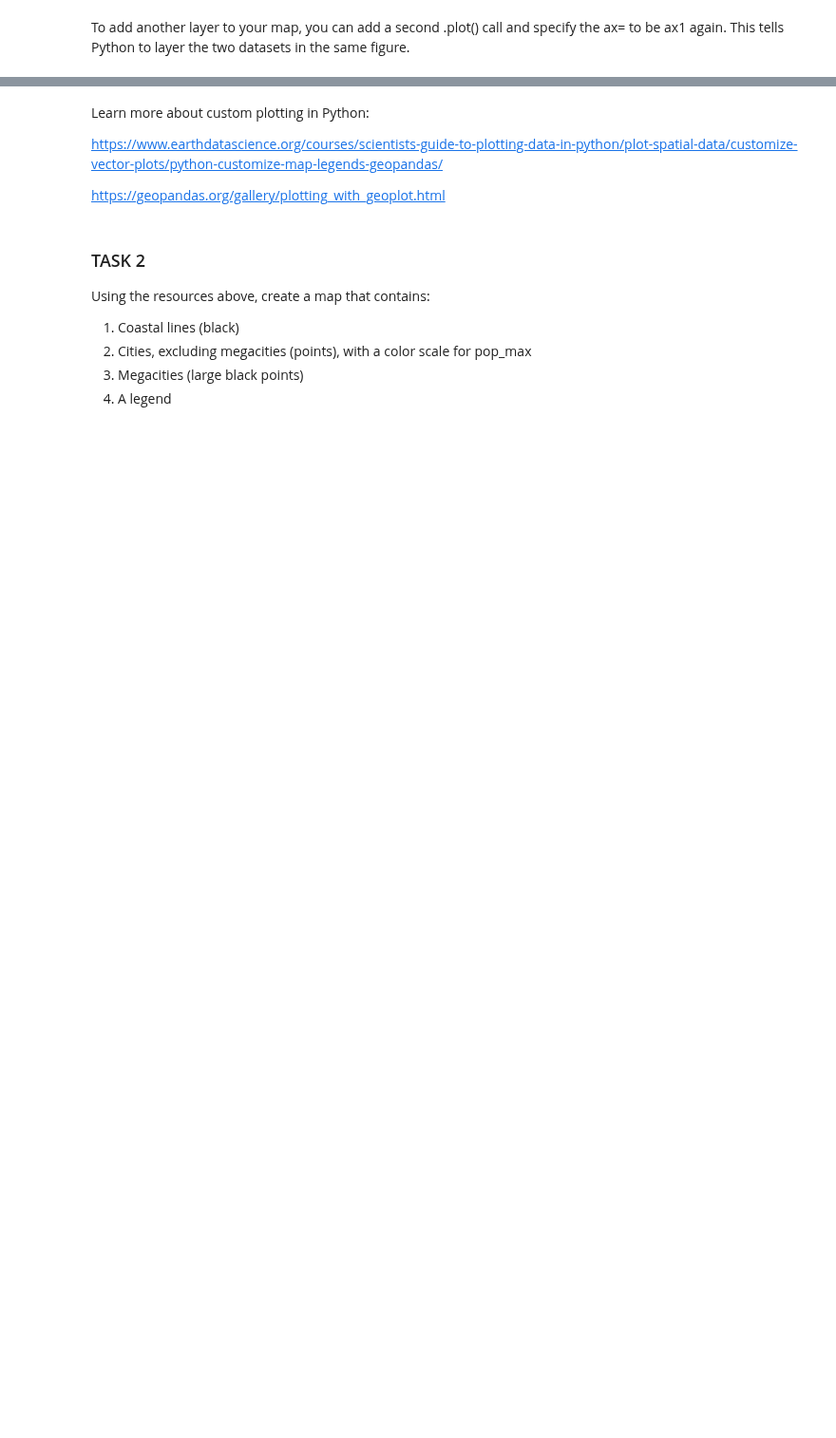
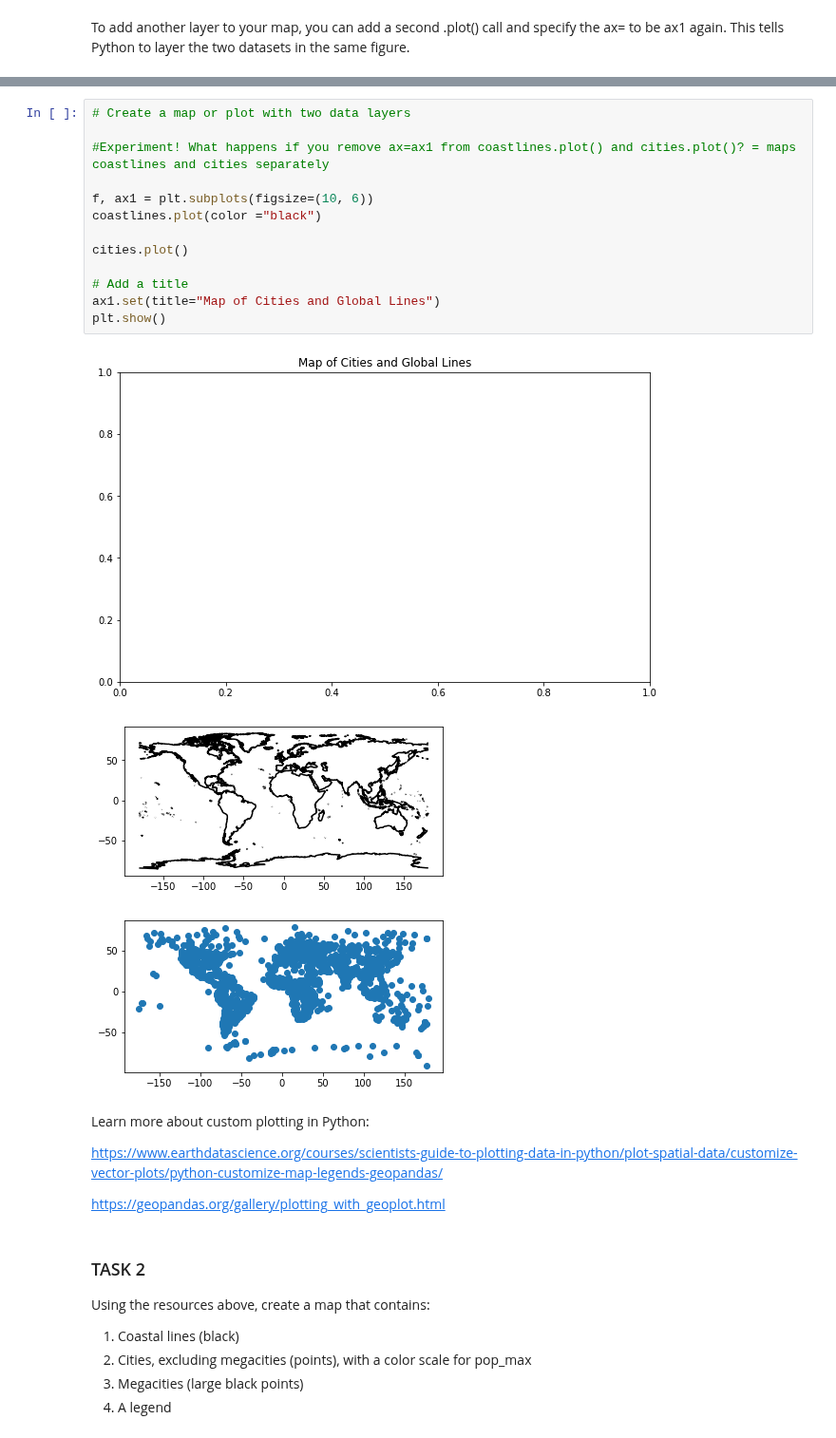
Before and after one commit to ADLCero/EnvDatSci22, a Jupyter notebook: CodeSprints/VectorData101.ipynb, the cells around one changed output, grey strips where cells are left out. Shown at 95% size. Saved outputs shown, nothing was run; the diff lists cells and outputs as text; blank space fills up the shorter version.

```diff
--- a/CodeSprints/VectorData101.ipynb
+++ b/CodeSprints/VectorData101.ipynb
@@ -265,3 +441,20 @@ plt.show()
+# %%
+# Create a map or plot with two data layers
+
+#Experiment! What happens if you remove ax=ax1 from coastlines.plot() and cities.plot()? = maps coastlines and cities separately
+
+f, ax1 = plt.subplots(figsize=(10, 6))
+coastlines.plot(color ="black")
+
+cities.plot()
+
+# Add a title
+ax1.set(title="Map of Cities and Global Lines")
+plt.show()
+# %% [output]
+[figure, added]
+[figure, added]
+[figure, added]
 # %% [markdown]
 Learn more about custom plotting in Python:
 
```
Also changed, not shown: parts of 22 cells of this notebook.
